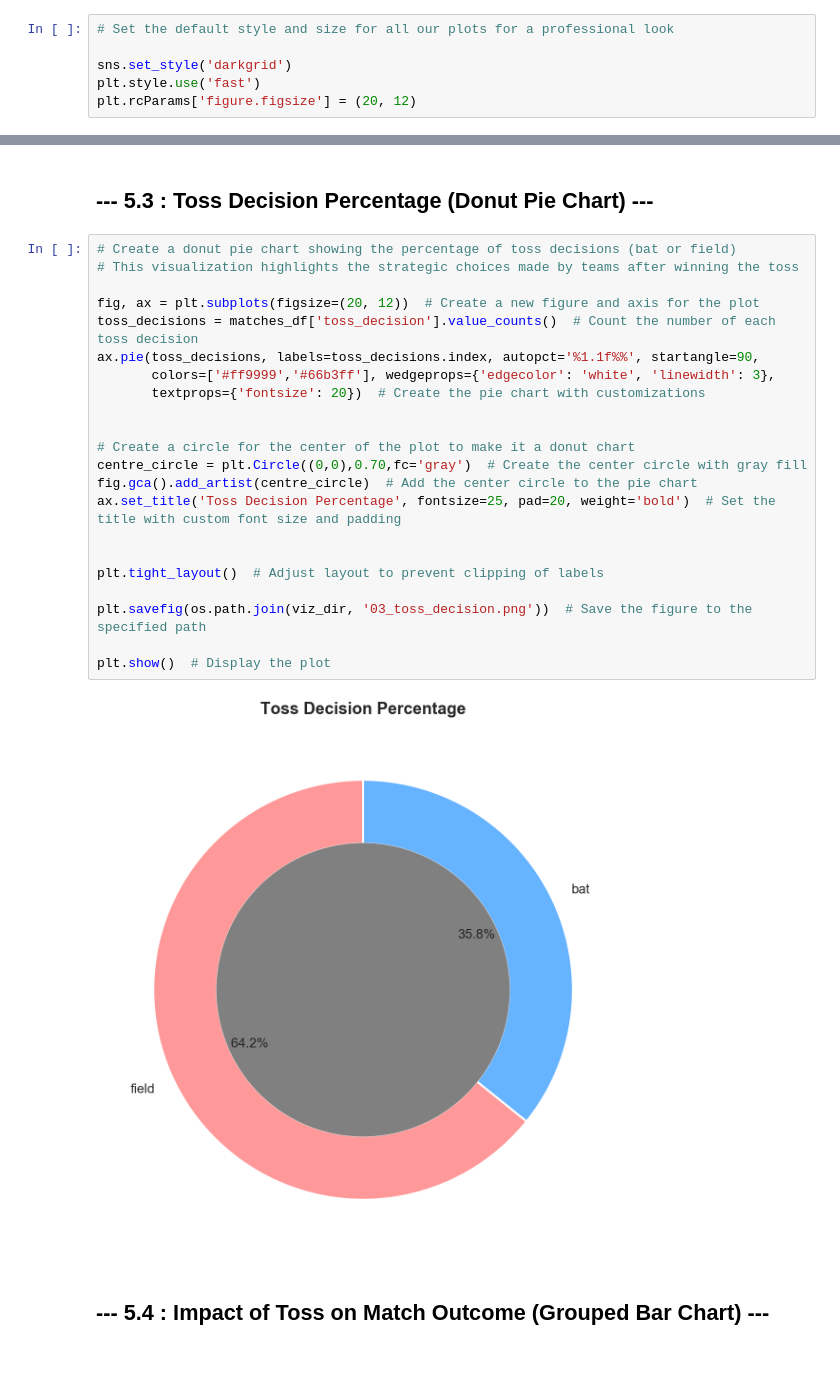
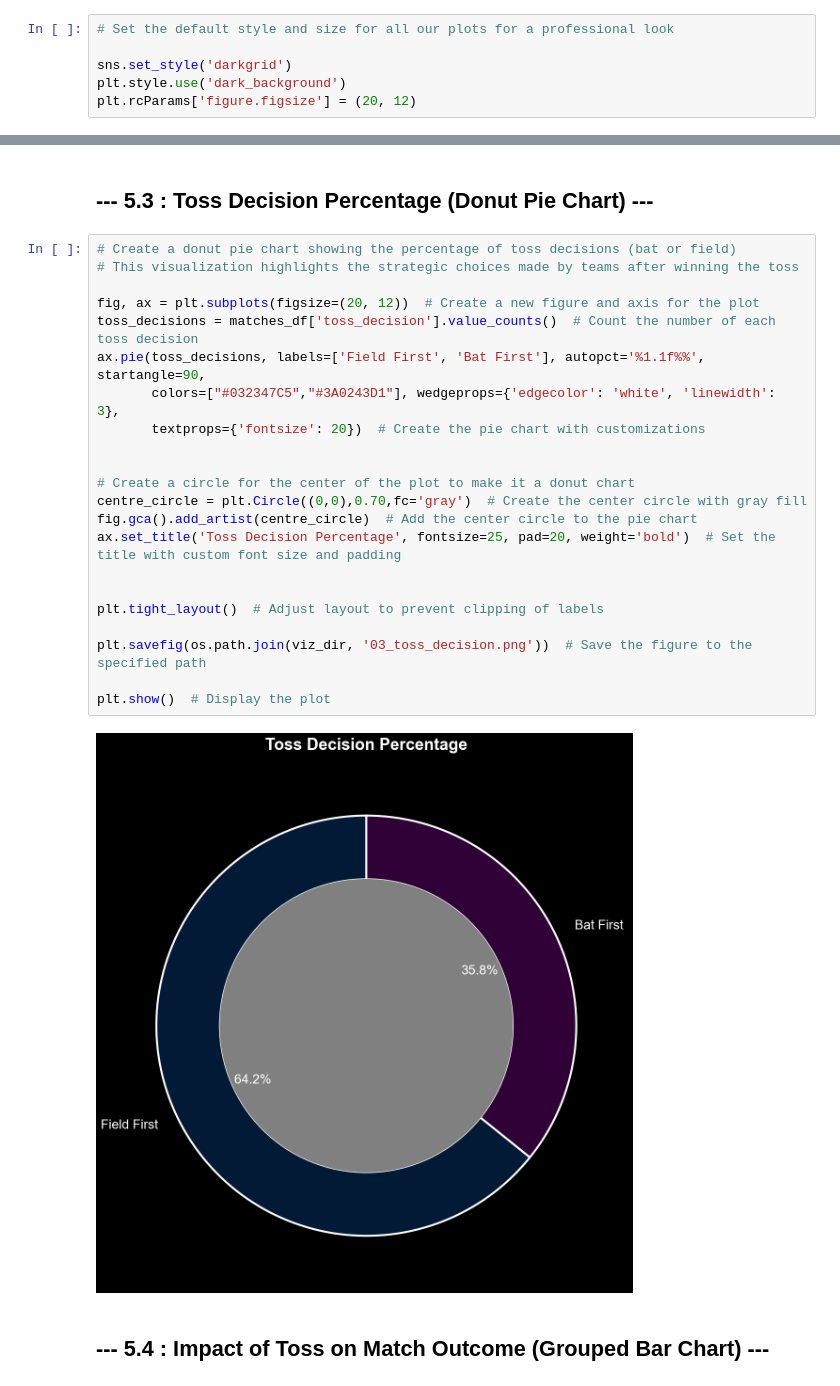
Before and after one commit to Sahil2055/Indian-Premier-League-IPL-Cricket-Match-Analysis, a Jupyter notebook: notebooks/IPL_Analysis_Notebook.ipynb, the cells around one changed output, grey strips where cells are left out. Saved outputs shown, nothing was run; the diff lists cells and outputs as text.

```diff
--- a/notebooks/IPL_Analysis_Notebook.ipynb
+++ b/notebooks/IPL_Analysis_Notebook.ipynb
@@ -767,7 +767,7 @@ Setup complete. Ready for visualization.
 # Set the default style and size for all our plots for a professional look
 
 sns.set_style('darkgrid')
-plt.style.use('fast')
+plt.style.use('dark_background')
 plt.rcParams['figure.figsize'] = (20, 12)
 # %% [markdown]
 ## **--- 5.1 : Number of Matches Per Season (Bar Chart) ---**
@@ -836,27 +836,27 @@ Passing `palette` without assigning `hue` is deprecated and will be removed in v
 # %%
 # Create a donut pie chart showing the percentage of toss decisions (bat or field)
 # This visualization highlights the strategic choices made by teams after winning the toss
 
 fig, ax = plt.subplots(figsize=(20, 12))  # Create a new figure and axis for the plot
 toss_decisions = matches_df['toss_decision'].value_counts()  # Count the number of each toss decision
-ax.pie(toss_decisions, labels=toss_decisions.index, autopct='%1.1f%%', startangle=90,
-       colors=['#ff9999','#66b3ff'], wedgeprops={'edgecolor': 'white', 'linewidth': 3},
+ax.pie(toss_decisions, labels=['Field First', 'Bat First'], autopct='%1.1f%%', startangle=90,
+       colors=["#032347C5","#3A0243D1"], wedgeprops={'edgecolor': 'white', 'linewidth': 3},
        textprops={'fontsize': 20})  # Create the pie chart with customizations
 
 
 # Create a circle for the center of the plot to make it a donut chart
 centre_circle = plt.Circle((0,0),0.70,fc='gray')  # Create the center circle with gray fill
 fig.gca().add_artist(centre_circle)  # Add the center circle to the pie chart
 ax.set_title('Toss Decision Percentage', fontsize=25, pad=20, weight='bold')  # Set the title with custom font size and padding
 
 
 plt.tight_layout()  # Adjust layout to prevent clipping of labels
 
 plt.savefig(os.path.join(viz_dir, '03_toss_decision.png'))  # Save the figure to the specified path
 
 plt.show()  # Display the plot
 # %% [output]
-[figure, old version]
+[figure, new version]
 # %% [markdown]
 ## **--- 5.4 : Impact of Toss on Match Outcome (Grouped Bar Chart) ---**
 # %%
```
Also changed, not shown: parts of 16 cells of this notebook, 15 other files.
